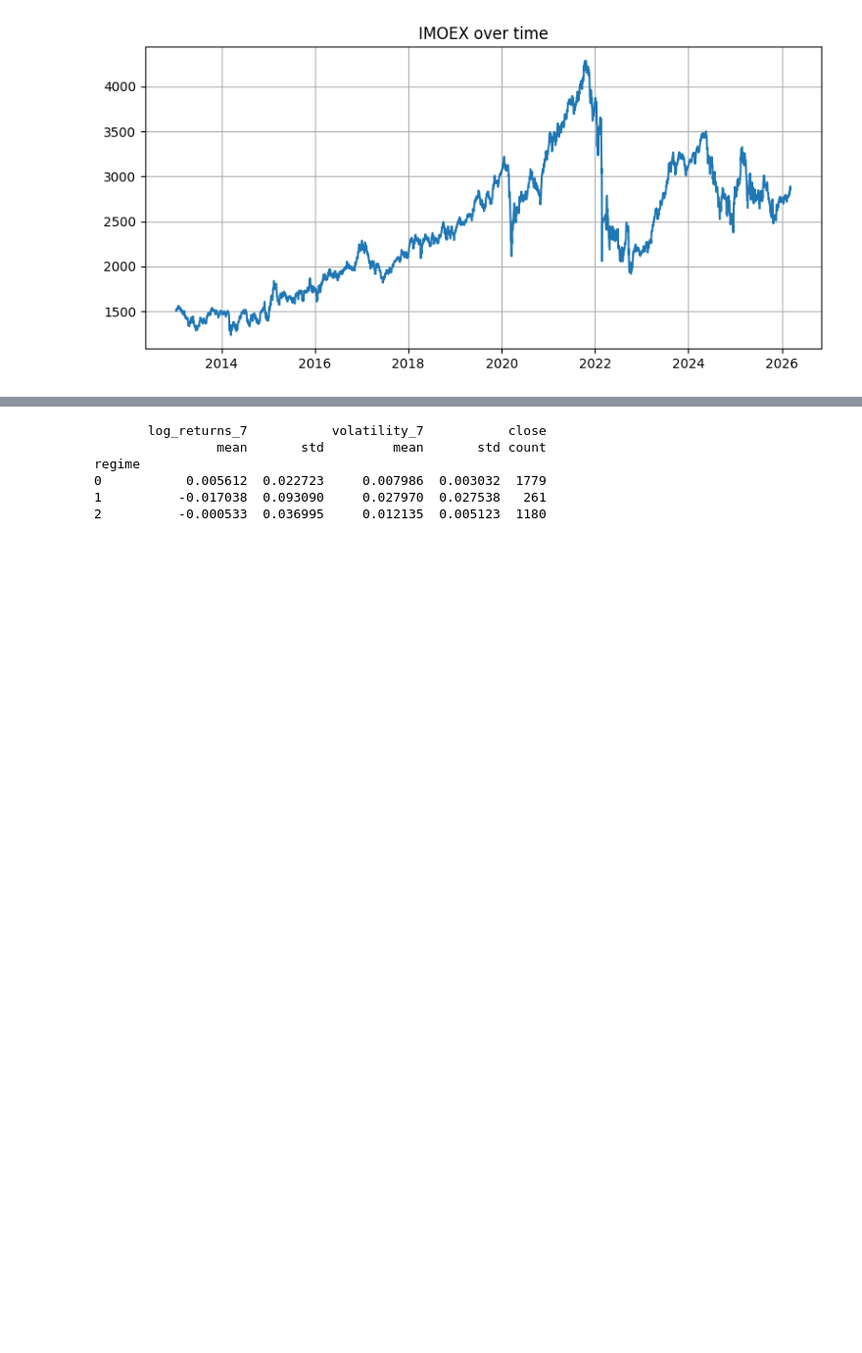
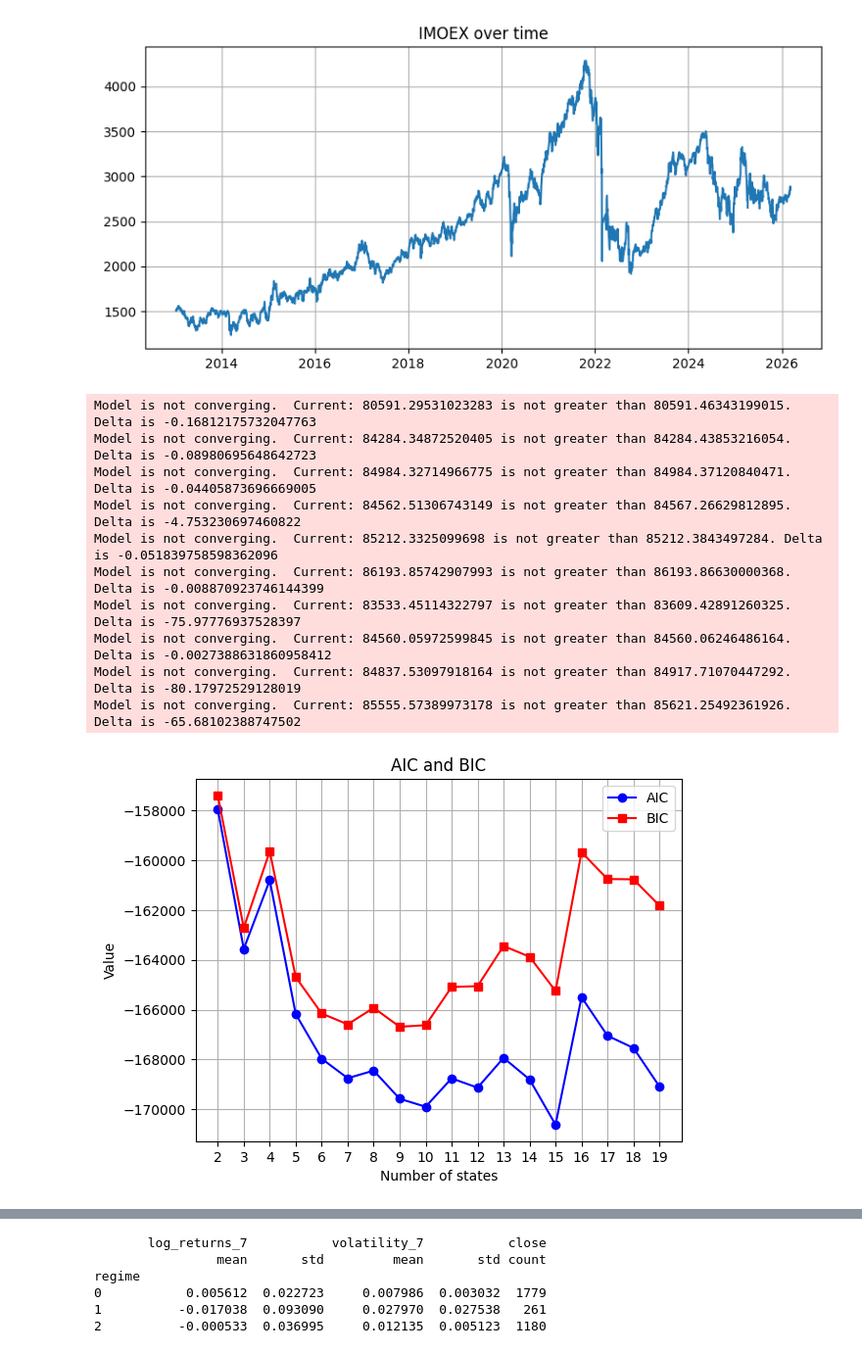
Before and after one commit to SigmaFlowX/Hidden-Markov-Model-for-Regime-Detection, a Jupyter notebook: notebooks/hmm_regime_detection.ipynb, the cells around one changed output, grey strips where cells are left out. Shown at 98% size. Saved outputs shown, nothing was run; the diff lists cells and outputs as text; code cells hidden in the pictures; blank space fills up the shorter version.

```diff
--- a/notebooks/hmm_regime_detection.ipynb
+++ b/notebooks/hmm_regime_detection.ipynb
@@ -44,11 +44,40 @@ candles = add_volatility(candles, [7, 14, 30, 90])
 # %%
 from src.train_hmm import train_hmm
 features = [
     "log_returns_7", "log_returns_14", "log_returns_30", "log_returns_90",
     "volatility_7", "volatility_14", "volatility_30", "volatility_90"
 ]
 
 candles = candles.dropna()
 X = candles[features].values
 
-model = train_hmm(X, n_states=3, n_iter=1000)
+bics = []
+aics = []
+ks = range(2, 20)
+for k in ks:
+    model = train_hmm(X, n_states=k, n_iter=5000)
+    bics.append(model.bic(X))
+    aics.append(model.aic(X))
+
+plt.plot(ks, aics, marker='o', label='AIC', color='blue')
+plt.plot(ks, bics, marker='s', label='BIC', color='red')
+
+plt.xlabel('Number of states')
+plt.ylabel('Value')
+plt.title('AIC and BIC')
+plt.grid()
+plt.xticks(ks)
+plt.legend()
+plt.show()
+# %% [output]
+Model is not converging.  Current: 80591.29531023283 is not greater than 80591.46343199015. Delta is -0.16812175732047763
+Model is not converging.  Current: 84284.34872520405 is not greater than 84284.43853216054. Delta is -0.08980695648642723
+Model is not converging.  Current: 84984.32714966775 is not greater than 84984.37120840471. Delta is -0.04405873696669005
+Model is not converging.  Current: 84562.51306743149 is not greater than 84567.26629812895. Delta is -4.753230697460822
+Model is not converging.  Current: 85212.3325099698 is not greater than 85212.3843497284. Delta is -0.051839758598362096
+Model is not converging.  Current: 86193.85742907993 is not greater than 86193.86630000368. Delta is -0.008870923746144399
+Model is not converging.  Current: 83533.45114322797 is not greater than 83609.42891260325. Delta is -75.97776937528397
+Model is not converging.  Current: 84560.05972599845 is not greater than 84560.06246486164. Delta is -0.0027388631860958412
+Model is not converging.  Current: 84837.53097918164 is not greater than 84917.71070447292. Delta is -80.17972529128019
+Model is not converging.  Current: 85555.57389973178 is not greater than 85621.25492361926. Delta is -65.68102388747502
+[figure, added]
```
Also changed, not shown: parts of 2 cells of this notebook.
